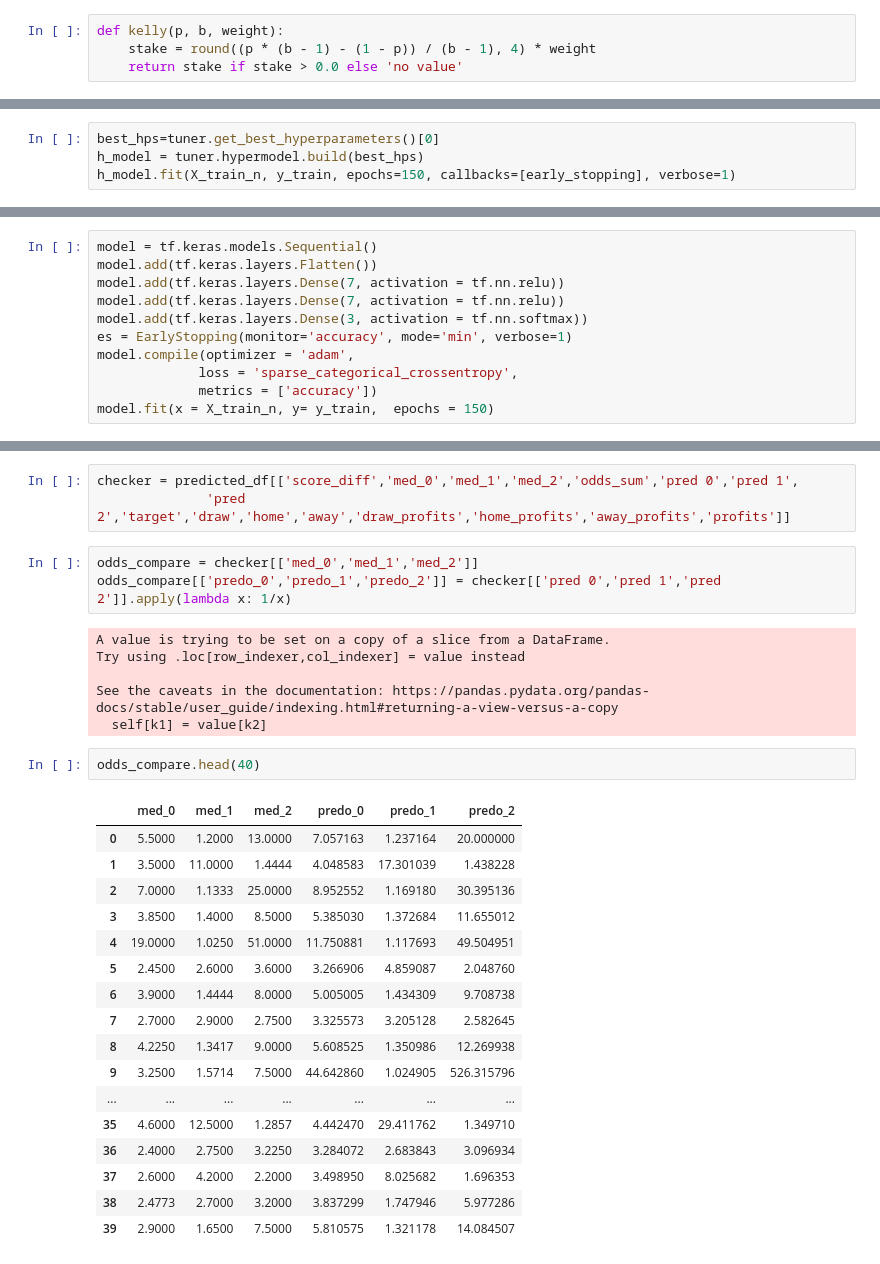
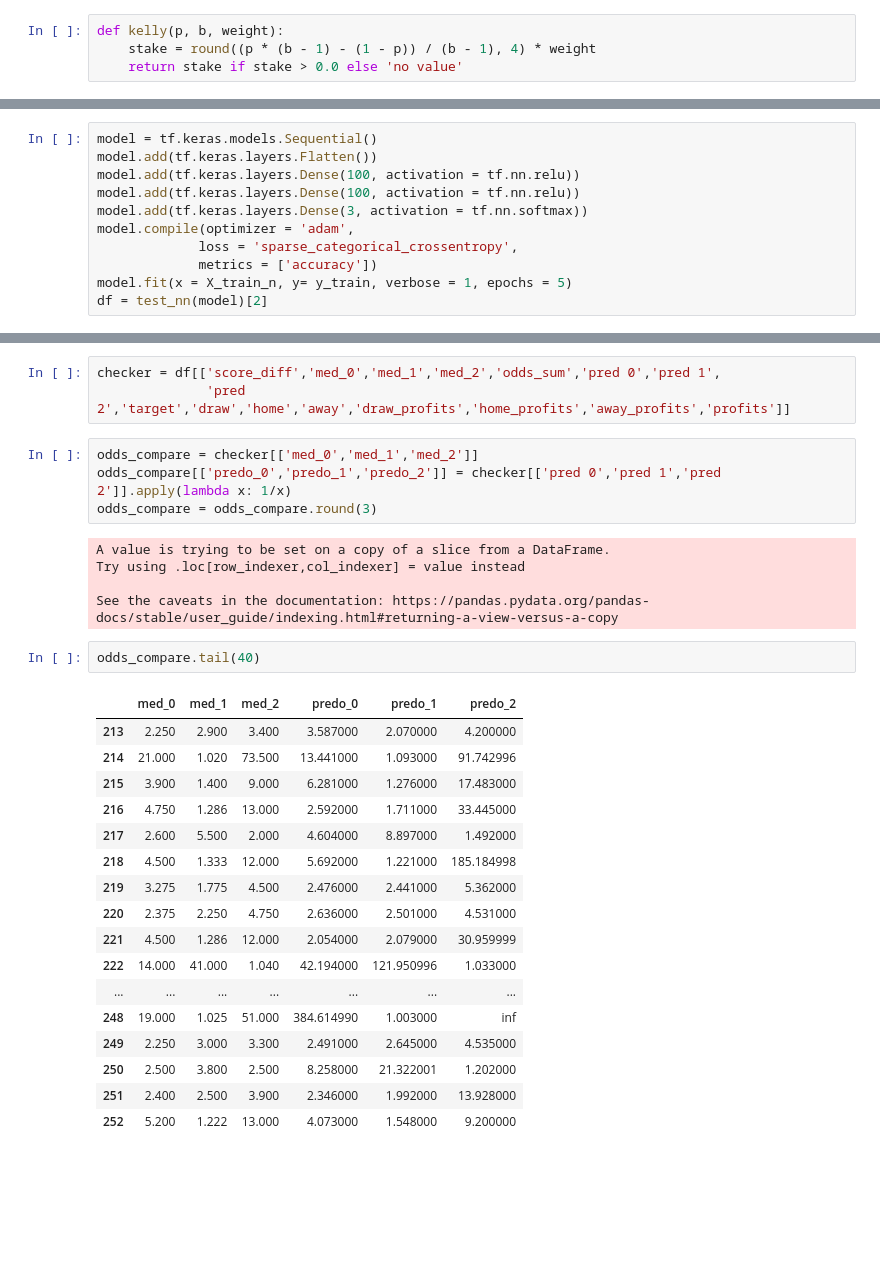
Before and after one commit to ido-tzhori/halftime, a Jupyter notebook: tensorflow_profits.ipynb, the cells around one changed output, grey strips where cells are left out. Saved outputs shown, nothing was run; the diff lists cells and outputs as text; blank space fills up the shorter version.

```diff
--- a/tensorflow_profits.ipynb
+++ b/tensorflow_profits.ipynb
@@ -87,4 +30,0 @@ tuner.search(X_train_n, y_train, epochs=150, validation_data = (X_test_n, y_test
-# %%
-best_hps=tuner.get_best_hyperparameters()[0]
-h_model = tuner.hypermodel.build(best_hps)
-h_model.fit(X_train_n, y_train, epochs=150, callbacks=[early_stopping], verbose=1)
@@ -115,12 +31,12 @@ h_model.evaluate(X_test_n, y_test)
 # %%
 model = tf.keras.models.Sequential()
 model.add(tf.keras.layers.Flatten())
-model.add(tf.keras.layers.Dense(7, activation = tf.nn.relu))
-model.add(tf.keras.layers.Dense(7, activation = tf.nn.relu))
+model.add(tf.keras.layers.Dense(100, activation = tf.nn.relu))
+model.add(tf.keras.layers.Dense(100, activation = tf.nn.relu))
 model.add(tf.keras.layers.Dense(3, activation = tf.nn.softmax))
-es = EarlyStopping(monitor='accuracy', mode='min', verbose=1)
 model.compile(optimizer = 'adam',
              loss = 'sparse_categorical_crossentropy',
              metrics = ['accuracy'])
-model.fit(x = X_train_n, y= y_train,  epochs = 150)
+model.fit(x = X_train_n, y= y_train, verbose = 1, epochs = 5)
+df = test_nn(model)[2]
 # %% [output]
@@ -182,32 +143,32 @@ dtype: float64
 # %%
-checker = predicted_df[['score_diff','med_0','med_1','med_2','odds_sum','pred 0','pred 1',
+checker = df[['score_diff','med_0','med_1','med_2','odds_sum','pred 0','pred 1',
               'pred 2','target','draw','home','away','draw_profits','home_profits','away_profits','profits']]
 # %%
 odds_compare = checker[['med_0','med_1','med_2']]
 odds_compare[['predo_0','predo_1','predo_2']] = checker[['pred 0','pred 1','pred 2']].apply(lambda x: 1/x)
+odds_compare = odds_compare.round(3)
 # %% [output]
 A value is trying to be set on a copy of a slice from a DataFrame.
 Try using .loc[row_indexer,col_indexer] = value instead
 
 See the caveats in the documentation: https://pandas.pydata.org/pandas-docs/stable/user_guide/indexing.html#returning-a-view-versus-a-copy
-  self[k1] = value[k2]
 # %%
-odds_compare.head(40)
+odds_compare.tail(40)
 # %% [output]
 |  | med_0 | med_1 | med_2 | predo_0 | predo_1 | predo_2 |
-| 0 | 5.5000 | 1.2000 | 13.0000 | 7.057163 | 1.237164 | 20.000000 |
-| 1 | 3.5000 | 11.0000 | 1.4444 | 4.048583 | 17.301039 | 1.438228 |
-| 2 | 7.0000 | 1.1333 | 25.0000 | 8.952552 | 1.169180 | 30.395136 |
-| 3 | 3.8500 | 1.4000 | 8.5000 | 5.385030 | 1.372684 | 11.655012 |
-| 4 | 19.0000 | 1.0250 | 51.0000 | 11.750881 | 1.117693 | 49.504951 |
-| 5 | 2.4500 | 2.6000 | 3.6000 | 3.266906 | 4.859087 | 2.048760 |
-| 6 | 3.9000 | 1.4444 | 8.0000 | 5.005005 | 1.434309 | 9.708738 |
-| 7 | 2.7000 | 2.9000 | 2.7500 | 3.325573 | 3.205128 | 2.582645 |
-| 8 | 4.2250 | 1.3417 | 9.0000 | 5.608525 | 1.350986 | 12.269938 |
-| 9 | 3.2500 | 1.5714 | 7.5000 | 44.642860 | 1.024905 | 526.315796 |
+| 213 | 2.250 | 2.900 | 3.400 | 3.587000 | 2.070000 | 4.200000 |
+| 214 | 21.000 | 1.020 | 73.500 | 13.441000 | 1.093000 | 91.742996 |
+| 215 | 3.900 | 1.400 | 9.000 | 6.281000 | 1.276000 | 17.483000 |
+| 216 | 4.750 | 1.286 | 13.000 | 2.592000 | 1.711000 | 33.445000 |
+| 217 | 2.600 | 5.500 | 2.000 | 4.604000 | 8.897000 | 1.492000 |
+| 218 | 4.500 | 1.333 | 12.000 | 5.692000 | 1.221000 | 185.184998 |
+| 219 | 3.275 | 1.775 | 4.500 | 2.476000 | 2.441000 | 5.362000 |
+| 220 | 2.375 | 2.250 | 4.750 | 2.636000 | 2.501000 | 4.531000 |
+| 221 | 4.500 | 1.286 | 12.000 | 2.054000 | 2.079000 | 30.959999 |
+| 222 | 14.000 | 41.000 | 1.040 | 42.194000 | 121.950996 | 1.033000 |
 | ... | ... | ... | ... | ... | ... | ... |
-| 35 | 4.6000 | 12.5000 | 1.2857 | 4.442470 | 29.411762 | 1.349710 |
-| 36 | 2.4000 | 2.7500 | 3.2250 | 3.284072 | 2.683843 | 3.096934 |
-| 37 | 2.6000 | 4.2000 | 2.2000 | 3.498950 | 8.025682 | 1.696353 |
-| 38 | 2.4773 | 2.7000 | 3.2000 | 3.837299 | 1.747946 | 5.977286 |
-| 39 | 2.9000 | 1.6500 | 7.5000 | 5.810575 | 1.321178 | 14.084507 |
+| 248 | 19.000 | 1.025 | 51.000 | 384.614990 | 1.003000 | inf |
+| 249 | 2.250 | 3.000 | 3.300 | 2.491000 | 2.645000 | 4.535000 |
+| 250 | 2.500 | 3.800 | 2.500 | 8.258000 | 21.322001 | 1.202000 |
+| 251 | 2.400 | 2.500 | 3.900 | 2.346000 | 1.992000 | 13.928000 |
+| 252 | 5.200 | 1.222 | 13.000 | 4.073000 | 1.548000 | 9.200000 |
```
Also changed, not shown: parts of 14 cells of this notebook, 5 other files.
